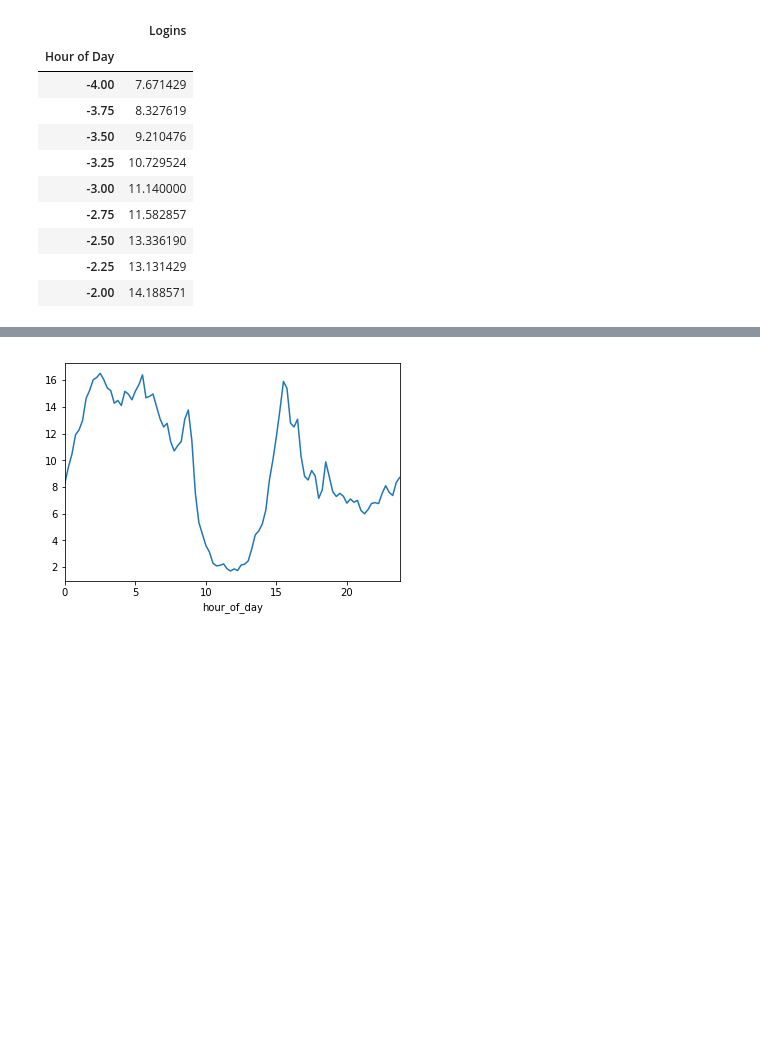
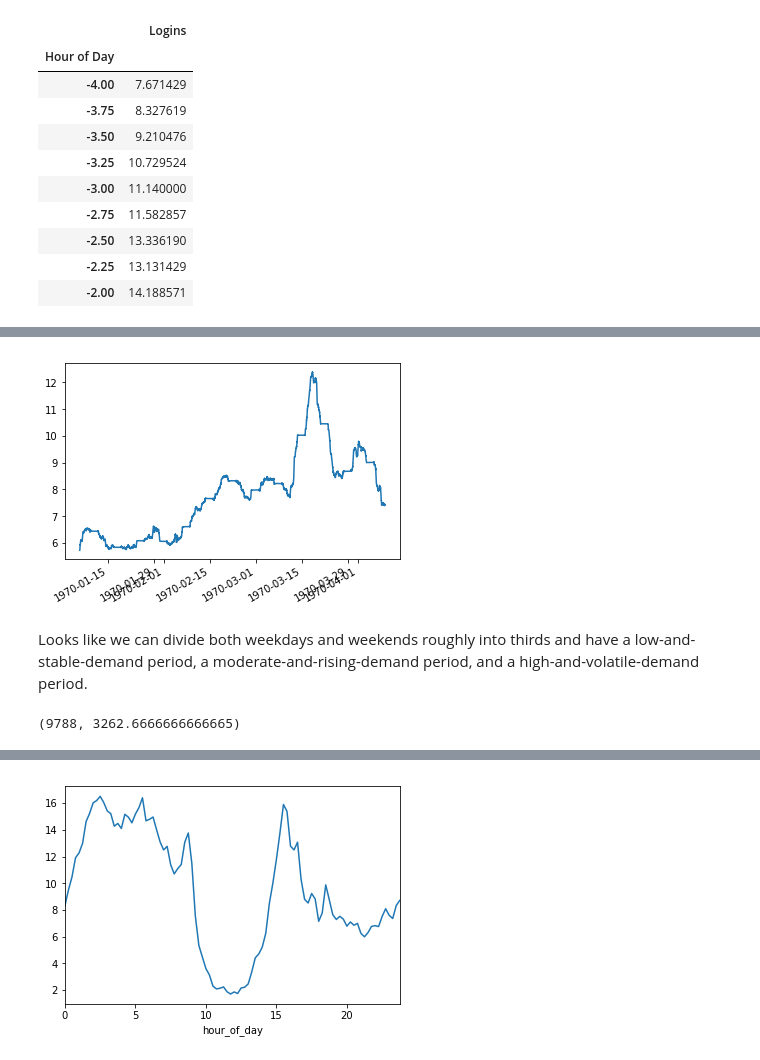
Before and after one commit to andyharless/ultimate_challenge, a Jupyter notebook: eda.ipynb, the cells around one changed output, grey strips where cells are left out. Drawn from its saved outputs; the diff is of its cells as text; code cells hidden in the pictures; blank space fills up the shorter version.

```diff
--- a/eda.ipynb
+++ b/eda.ipynb
@@ -355,0 +410,12 @@ wkdays[-4:-2]
+# %%
+weekdays = df[~df.weekend]
+weekdays.n.rolling(5*oneday,center=True).mean().plot()
+plt.show()
+# %% [output]
+[figure, added]
+# %% [markdown]
+Looks like we can divide both weekdays and weekends roughly into thirds and have a low-and-stable-demand period, a moderate-and-rising-demand period, and a high-and-volatile-demand period.
+# %%
+len(df), len(df)/3
+# %% [output]
+(9788, 3262.6666666666665)
```
Also changed, not shown: parts of 21 cells of this notebook.
